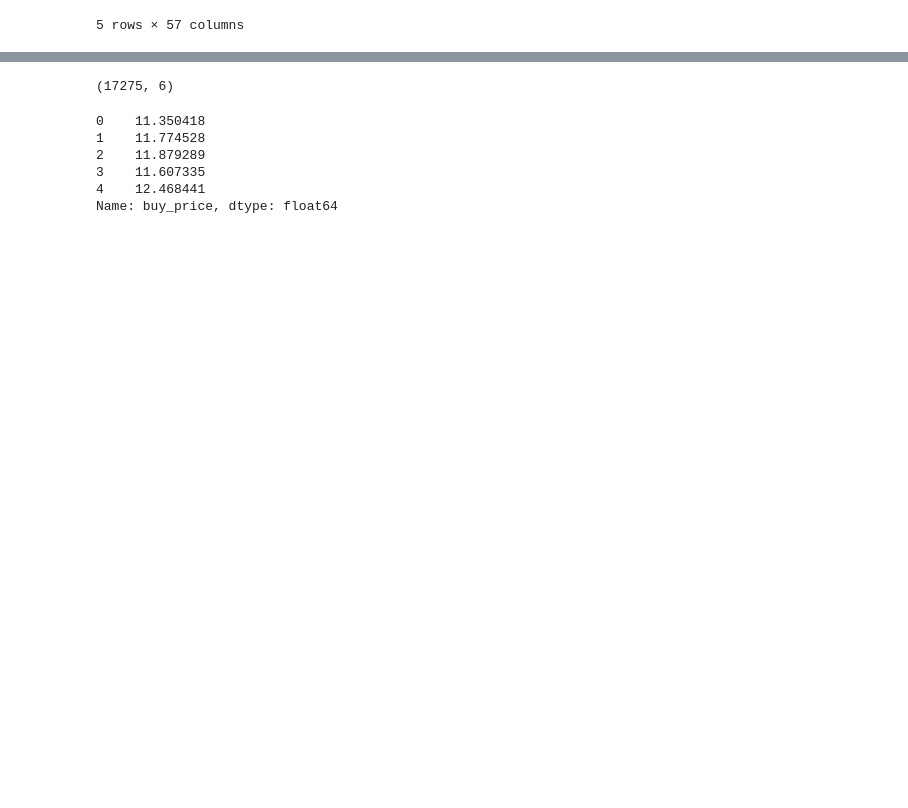
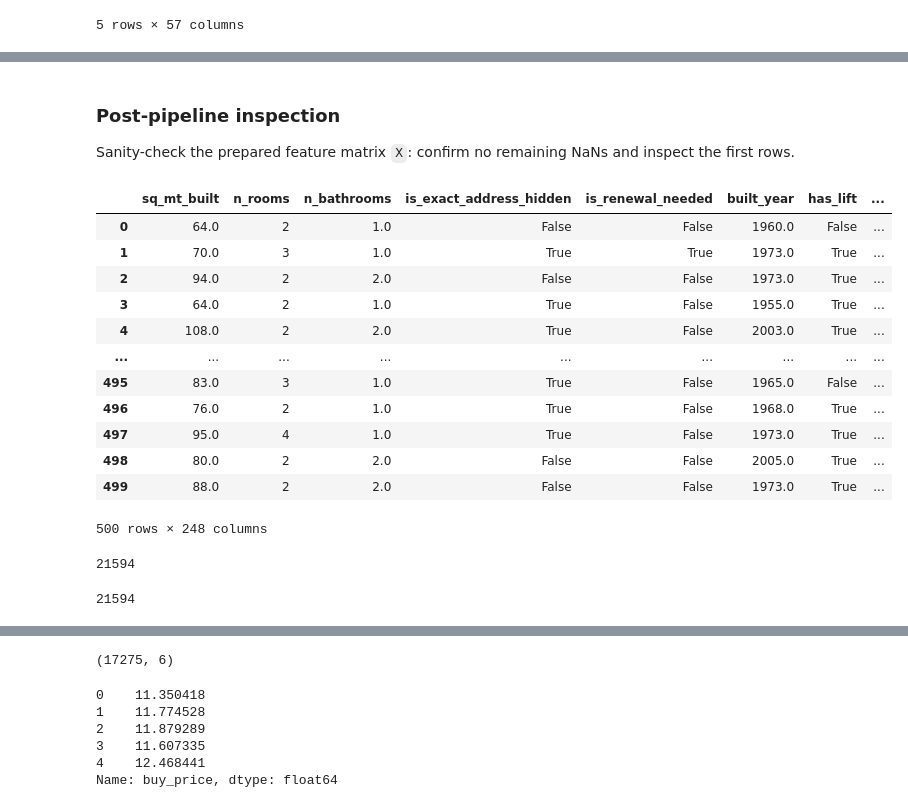
Before and after one commit to julianl11/data_science, a Jupyter notebook: exploring_2_ivan_changes.ipynb, the cells around one changed output, grey strips where cells are left out. Cells and saved outputs as stored; diff of their text form; code cells hidden in the pictures; blank space fills up the shorter version.

```diff
--- a/exploring_2.ipynb
+++ b/exploring_2_ivan_changes.ipynb
@@ -678,4 +920,33 @@ Pipeline complete.  X: (21594, 250)  |  y: (21594,)
 ============================================================
+# %% [markdown]
+### Post-pipeline inspection
+
+Sanity-check the prepared feature matrix `X`: confirm no remaining NaNs and
+inspect the first rows.
+# %%
+X.head(500)
+# %% [output]
+|  | sq_mt_built | n_rooms | n_bathrooms | is_exact_address_hidden | is_renewal_needed | built_year | has_lift | ... |
+| 0 | 64.0 | 2 | 1.0 | False | False | 1960.0 | False | ... |
+| 1 | 70.0 | 3 | 1.0 | True | True | 1973.0 | True | ... |
+| 2 | 94.0 | 2 | 2.0 | False | False | 1973.0 | True | ... |
+| 3 | 64.0 | 2 | 1.0 | True | False | 1955.0 | True | ... |
+| 4 | 108.0 | 2 | 2.0 | True | False | 2003.0 | True | ... |
+| ... | ... | ... | ... | ... | ... | ... | ... | ... |
+| 495 | 83.0 | 3 | 1.0 | True | False | 1965.0 | False | ... |
+| 496 | 76.0 | 2 | 1.0 | True | False | 1968.0 | True | ... |
+| 497 | 95.0 | 4 | 1.0 | True | False | 1973.0 | True | ... |
+| 498 | 80.0 | 2 | 2.0 | False | False | 2005.0 | True | ... |
+| 499 | 88.0 | 2 | 2.0 | False | False | 1973.0 | True | ... |
+500 rows × 248 columns
+# %%
+len(X[X["has_pool_True"]==1])
+# %% [output]
+21594
+# %%
+len(X)
+# %% [output]
+21594
 # %%
 X.isna().sum()
 # %% [output]
```
Also changed, not shown: parts of 47 cells of this notebook, 9 other files.
